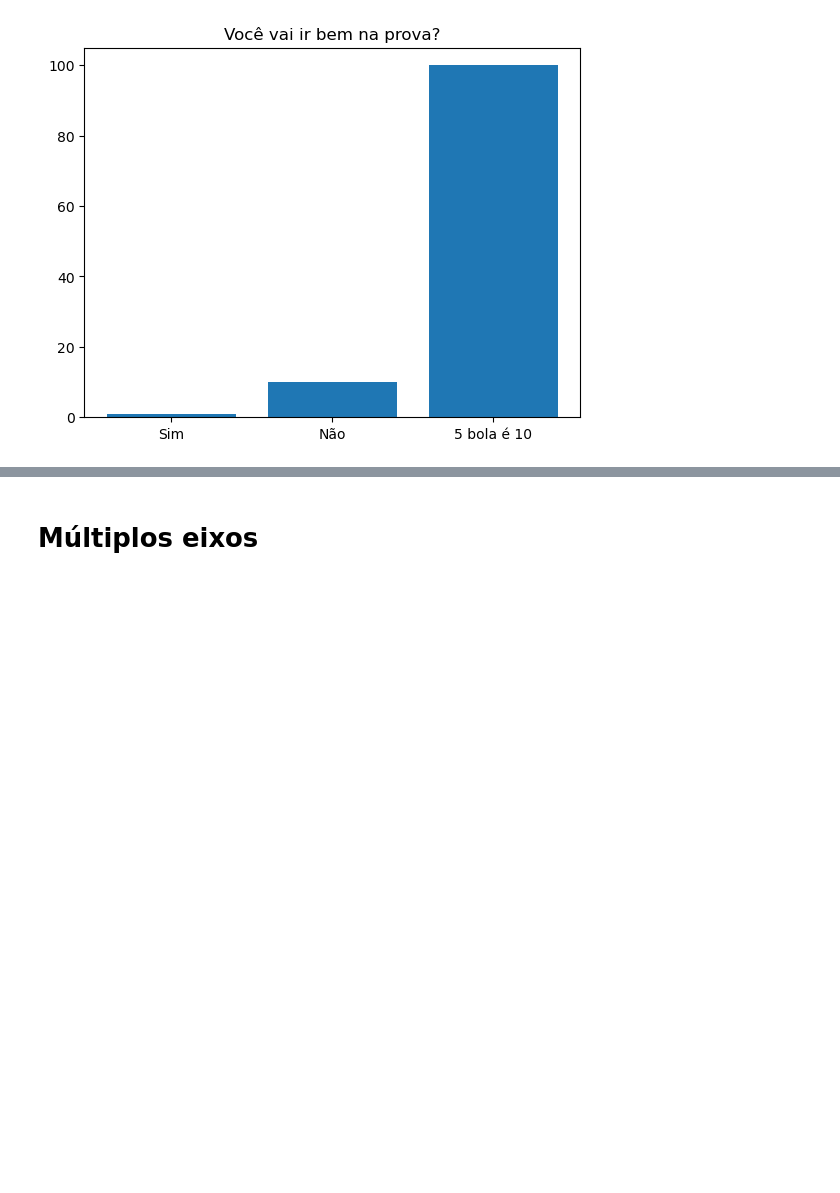
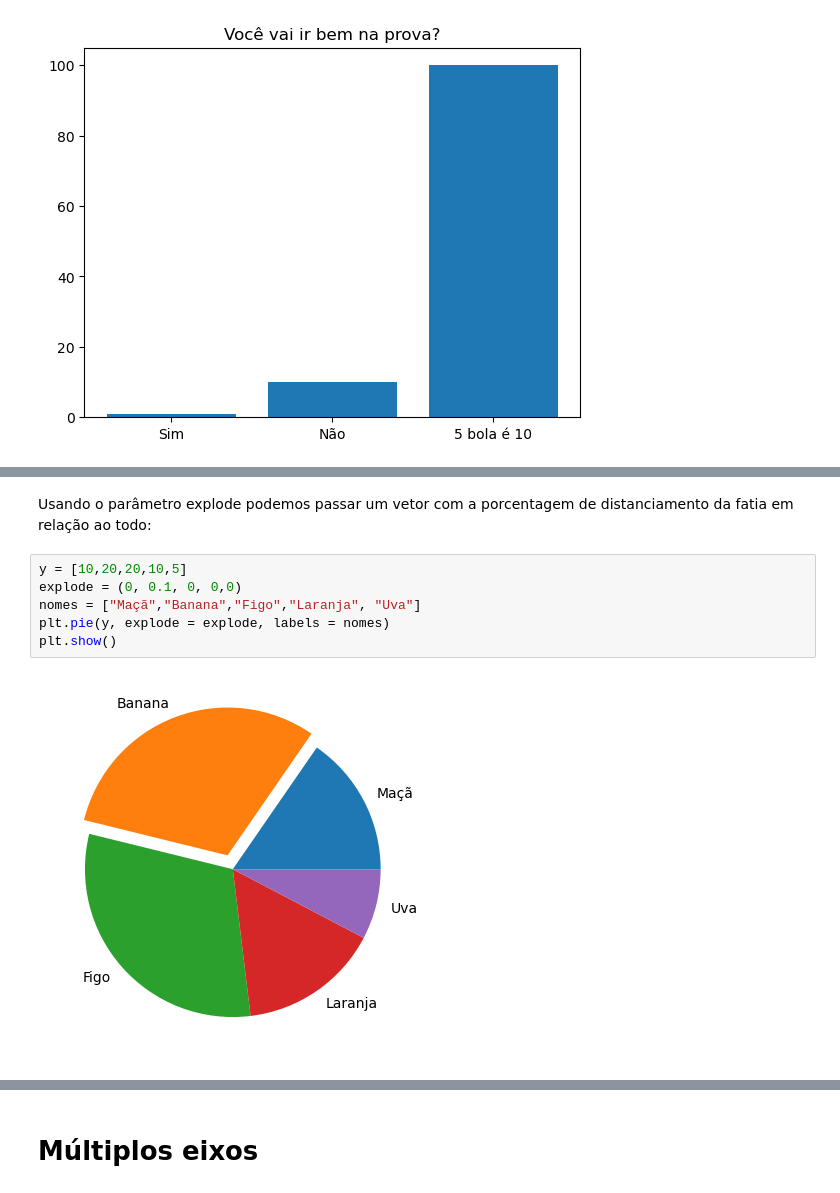
Before and after one commit to danielborin/lastone, a Jupyter notebook: content/04-matplotlib/L03_matplotlib_02_Plotagem.ipynb, the cells around one changed output, grey strips where cells are left out. Drawn from its saved outputs; the diff is of its cells as text; blank space fills up the shorter version.

```diff
--- a/content/04-matplotlib/L03_matplotlib_02_Plotagem.ipynb
+++ b/content/04-matplotlib/L03_matplotlib_02_Plotagem.ipynb
@@ -356,0 +378,10 @@ plt.show()
+# %% [markdown]
+Usando o parâmetro explode podemos passar um vetor com a porcentagem de distanciamento da fatia em relação ao todo:
+# %%
+y = [10,20,20,10,5]
+explode = (0, 0.1, 0, 0,0)
+nomes = ["Maçã","Banana","Figo","Laranja", "Uva"]
+plt.pie(y, explode = explode, labels = nomes)
+plt.show()
+# %% [output]
+[figure, added]
```
Also changed, not shown: parts of 8 cells of this notebook, 1 other file.
